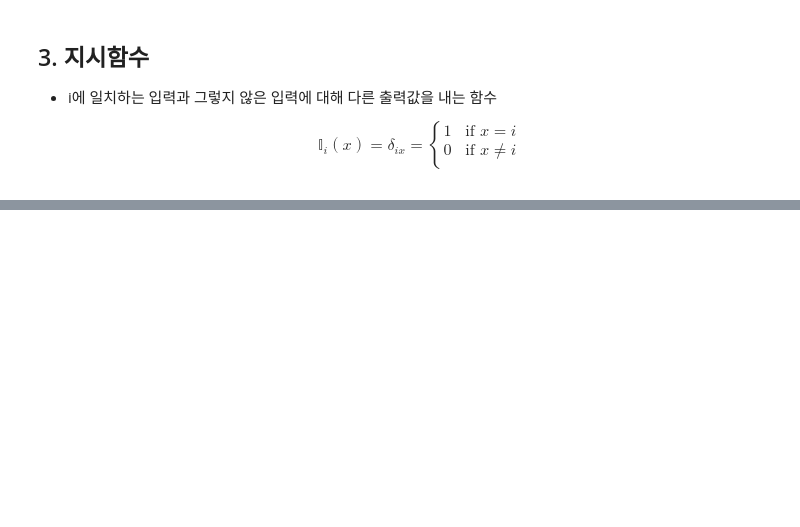
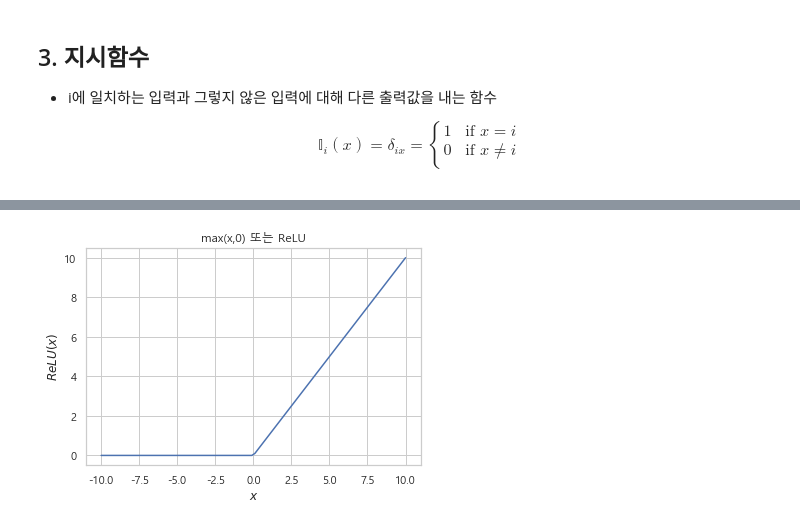
Before and after one commit to h33sun/TIL, a Jupyter notebook: math/20200129 함수그래프.ipynb, the cells around one changed output, grey strips where cells are left out. Saved outputs shown, nothing was run; the diff lists cells and outputs as text; code cells hidden in the pictures; blank space fills up the shorter version.

```diff
--- a/math/20200129 함수그래프.ipynb
+++ b/math/20200129 함수그래프.ipynb
@@ -145,0 +124,9 @@ plt.show()
+# %%
+xx = np.linspace(-10, 10, 100)
+plt.plot(xx, np.maximum(xx, 0))
+plt.title("max(x,0) 또는 ReLU")
+plt.xlabel("$x$")
+plt.ylabel("$ReLU(x)$")
+plt.show()
+# %% [output]
+[figure, added]
```
Also changed, not shown: parts of 6 cells of this notebook, 3 other files.
